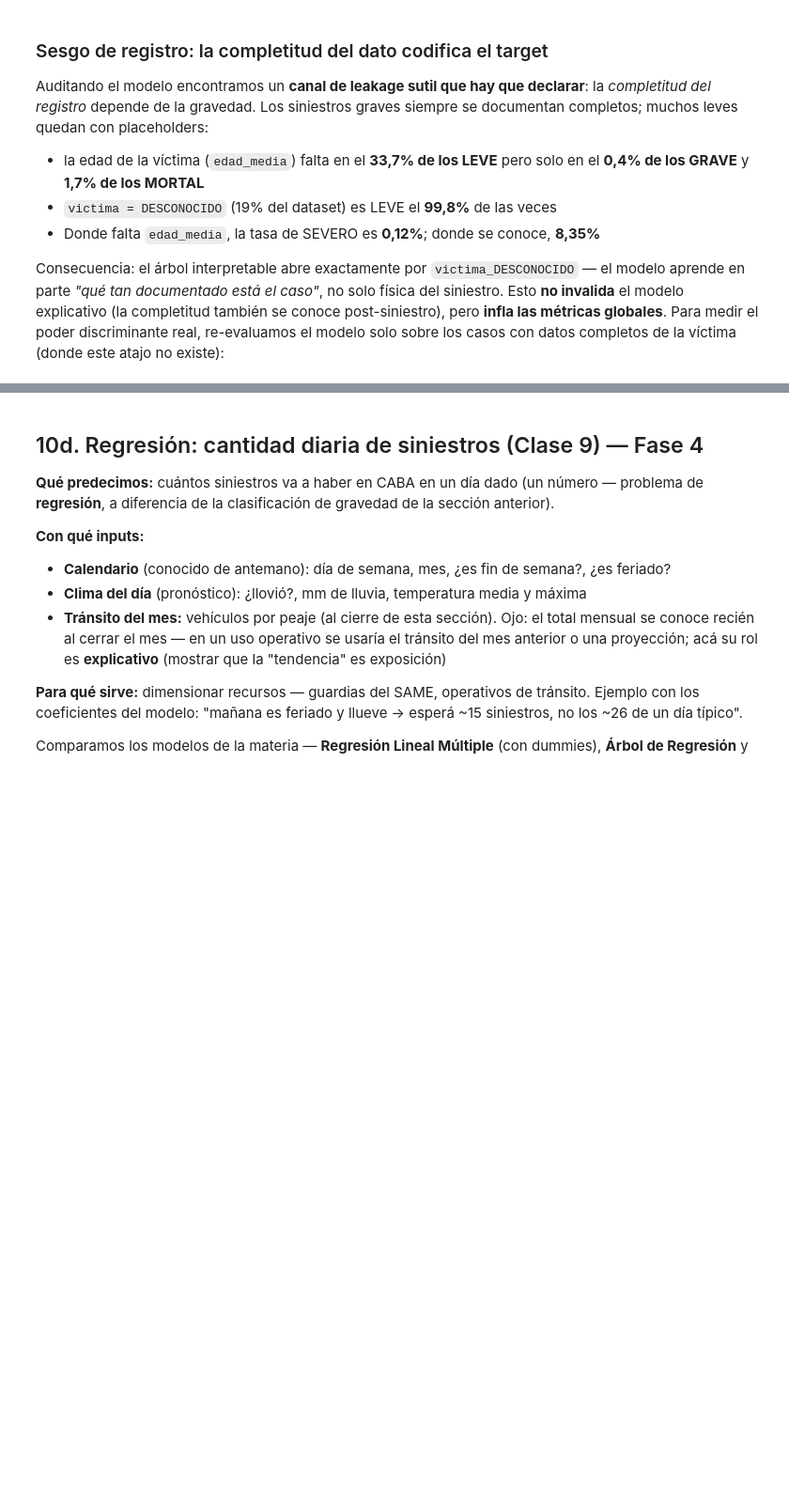
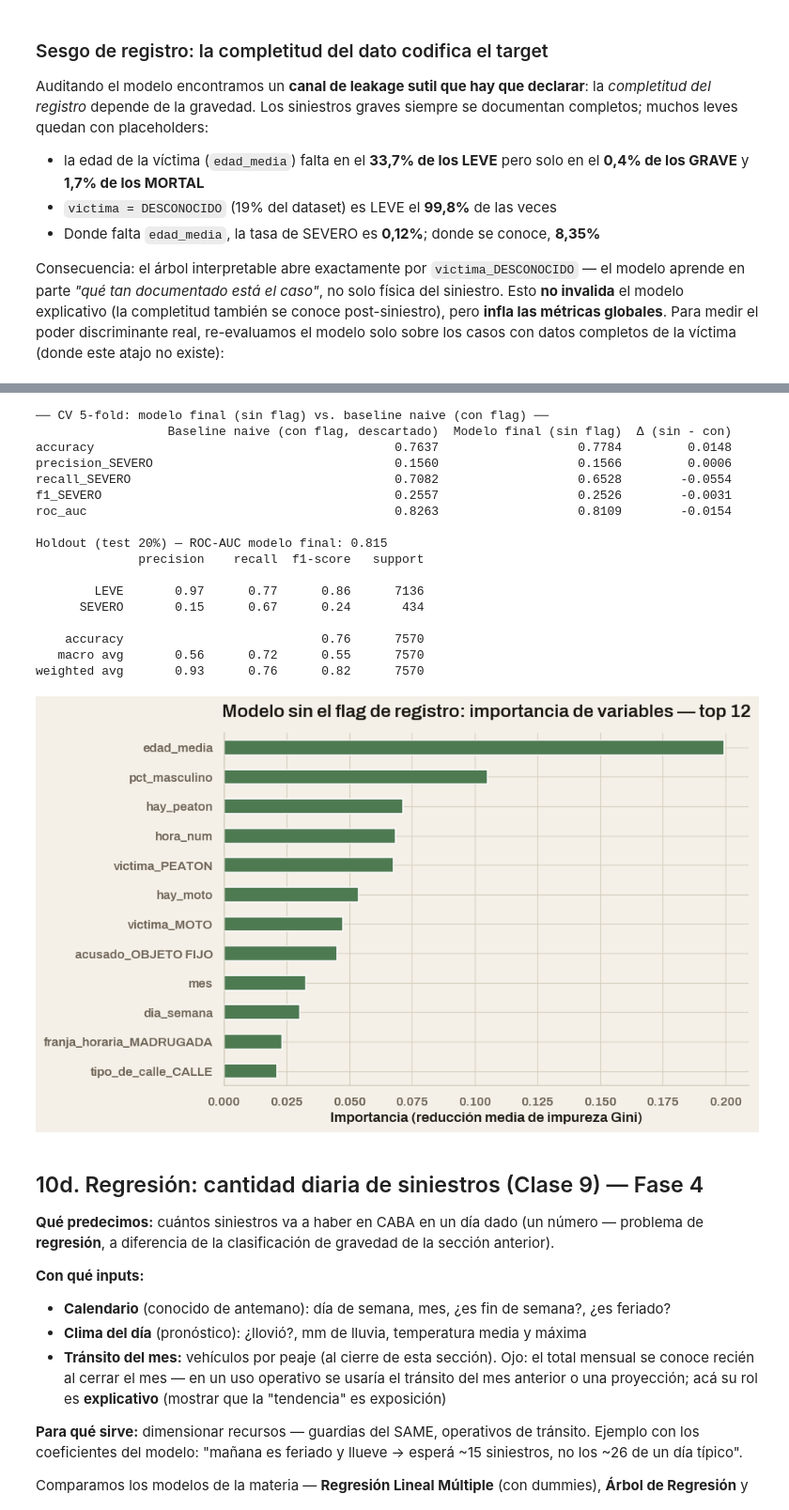
Before and after one commit to valenmendez01/TPO-CienciaDeDatos, a Jupyter notebook: siniestros_viales_pipeline.ipynb, the cells around one changed output, grey strips where cells are left out. Shown at 94% size. Cells and saved outputs as stored; diff of their text form; code cells hidden in the pictures; blank space fills up the shorter version.

```diff
--- a/siniestros_viales_pipeline.ipynb
+++ b/siniestros_viales_pipeline.ipynb
@@ -2438,16 +2507,15 @@ if 'X_geo' in dir():
           f"con edad_media: {sev_real[~sin_edad].mean()*100:.2f}%\n")
 
     pipe_c = Pipeline([
-        ('zona', KMeansZonaAdder(n_clusters=8, random_state=42)),
-        ('prep', make_prep(FEAT_CAT + ['zona'])),
+        ('prep', make_prep(FEAT_CAT)),
         ('clf', RandomForestClassifier(n_estimators=300, max_depth=10, min_samples_leaf=5,
                                        class_weight='balanced', random_state=42, n_jobs=-1))])
     cvc = cross_validate(pipe_c, Xc, yc, cv=StratifiedKFold(5, shuffle=True, random_state=42),
                          scoring=['accuracy', 'precision', 'recall', 'f1', 'roc_auc'], n_jobs=1)
-    print("RF + zona, CV 5-fold SOLO sobre casos completos:")
+    print("Random Forest, CV 5-fold SOLO sobre casos completos:")
     for m in ['accuracy', 'precision', 'recall', 'f1', 'roc_auc']:
         print(f"  {m:10s}: {cvc['test_' + m].mean():.3f}")
-    print("\n→ Estas son las métricas honestas del poder discriminante del modelo:"
+    print("\n→ Estas son las métricas del poder discriminante real del modelo:"
           "\n  sin el atajo de la completitud del registro, sobre la población donde"
           "\n  el dato de la víctima existe de verdad.")
 # %% [output]
@@ -2471,3 +2543,67 @@ RF + zona, CV 5-fold SOLO sobre casos completos:
+# %%
+# ── Ablación: el modelo final (sin flag) vs. el baseline naive (con flag) ──
+if 'X_geo' in dir():
+    def rf300():
+        return RandomForestClassifier(n_estimators=300, max_depth=10, min_samples_leaf=5,
+                                      class_weight='balanced', random_state=42, n_jobs=-1)
+
+    skf5 = StratifiedKFold(5, shuffle=True, random_state=42)
+    pipe_full   = Pipeline([('prep', make_prep(FEAT_CAT)),         ('clf', rf300())])
+    pipe_noflag = Pipeline([('prep', make_prep_sinflag(FEAT_CAT)), ('clf', rf300())])
+
+    # CV sobre el train completo (misma poblacion, mismos folds) — apples to apples
+    sc = ['accuracy', 'precision', 'recall', 'f1', 'roc_auc']
+    cv_full = cross_validate(pipe_full,   X_geo_train, yb_train, cv=skf5, scoring=sc, n_jobs=1)
+    cv_nof  = cross_validate(pipe_noflag, X_geo_train, yb_train, cv=skf5, scoring=sc, n_jobs=1)
+
+    comp = pd.DataFrame({
+        'Baseline naive (con flag, descartado)': {m: cv_full['test_' + m].mean() for m in sc},
+        'Modelo final (sin flag)':             {m: cv_nof['test_' + m].mean()  for m in sc},
+    })
+    comp['Δ (sin - con)'] = comp['Modelo final (sin flag)'] - comp['Baseline naive (con flag, descartado)']
+    comp = comp.rename(index={'precision': 'precision_SEVERO', 'recall': 'recall_SEVERO',
+                              'f1': 'f1_SEVERO'})
+    print("── CV 5-fold: modelo final (sin flag) vs. baseline naive (con flag) ──")
+    print(comp.round(4).to_string())
+
+    # Holdout: ROC-AUC y recall reportable
+    pipe_noflag.fit(X_geo_train, yb_train)
+    proba = pipe_noflag.predict_proba(X_geo_test)[:, 1]
+    print(f"\nHoldout (test 20%) — ROC-AUC modelo final: {roc_auc_score(yb_test, proba):.3f}")
+    print(classification_report(yb_test, pipe_noflag.predict(X_geo_test),
+                                target_names=['LEVE', 'SEVERO']))
+
+    # Importancia: el top ahora son factores accionables, sin DESCONOCIDO
+    nombres = pipe_noflag.named_steps['prep'].get_feature_names_out()
+    imp = pd.Series(pipe_noflag.named_steps['clf'].feature_importances_, index=nombres)
+    imp = imp.sort_values(ascending=False).head(12)[::-1]
+    imp.index = [n.split('__', 1)[1] for n in imp.index]
+    plt.figure(figsize=(9, 5.5))
+    imp.plot(kind='barh', color='#4E7A52', edgecolor='white')
+    plt.title('Modelo sin el flag de registro: importancia de variables — top 12')
+    plt.xlabel('Importancia (reducción media de impureza Gini)')
+    plt.tight_layout()
+    plt.savefig('outputs/feature_importance_sinflag.png', dpi=150, bbox_inches='tight')
+    plt.show()
+# %% [output]
+── CV 5-fold: modelo final (sin flag) vs. baseline naive (con flag) ──
+                  Baseline naive (con flag, descartado)  Modelo final (sin flag)  Δ (sin - con)
+accuracy                                         0.7637                   0.7784         0.0148
+precision_SEVERO                                 0.1560                   0.1566         0.0006
+recall_SEVERO                                    0.7082                   0.6528        -0.0554
+f1_SEVERO                                        0.2557                   0.2526        -0.0031
+roc_auc                                          0.8263                   0.8109        -0.0154
+
+Holdout (test 20%) — ROC-AUC modelo final: 0.815
+              precision    recall  f1-score   support
+
+        LEVE       0.97      0.77      0.86      7136
+      SEVERO       0.15      0.67      0.24       434
+
+    accuracy                           0.76      7570
+   macro avg       0.56      0.72      0.55      7570
+weighted avg       0.93      0.76      0.82      7570
+[figure, added]
 # %% [markdown]
 ## 10d. Regresión: cantidad diaria de siniestros (Clase 9) — Fase 4
 
```
Also changed, not shown: parts of 11 cells of this notebook, 11 other files.
